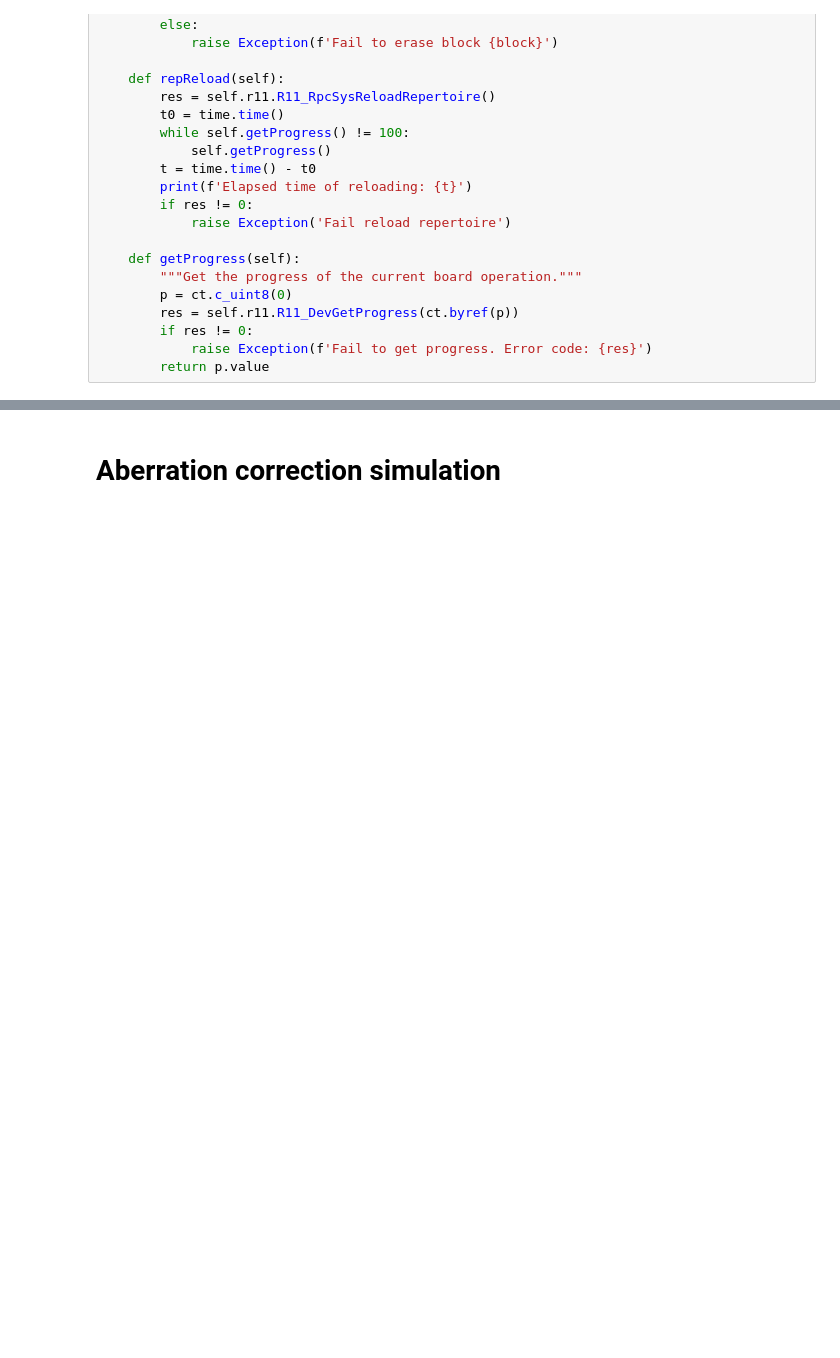
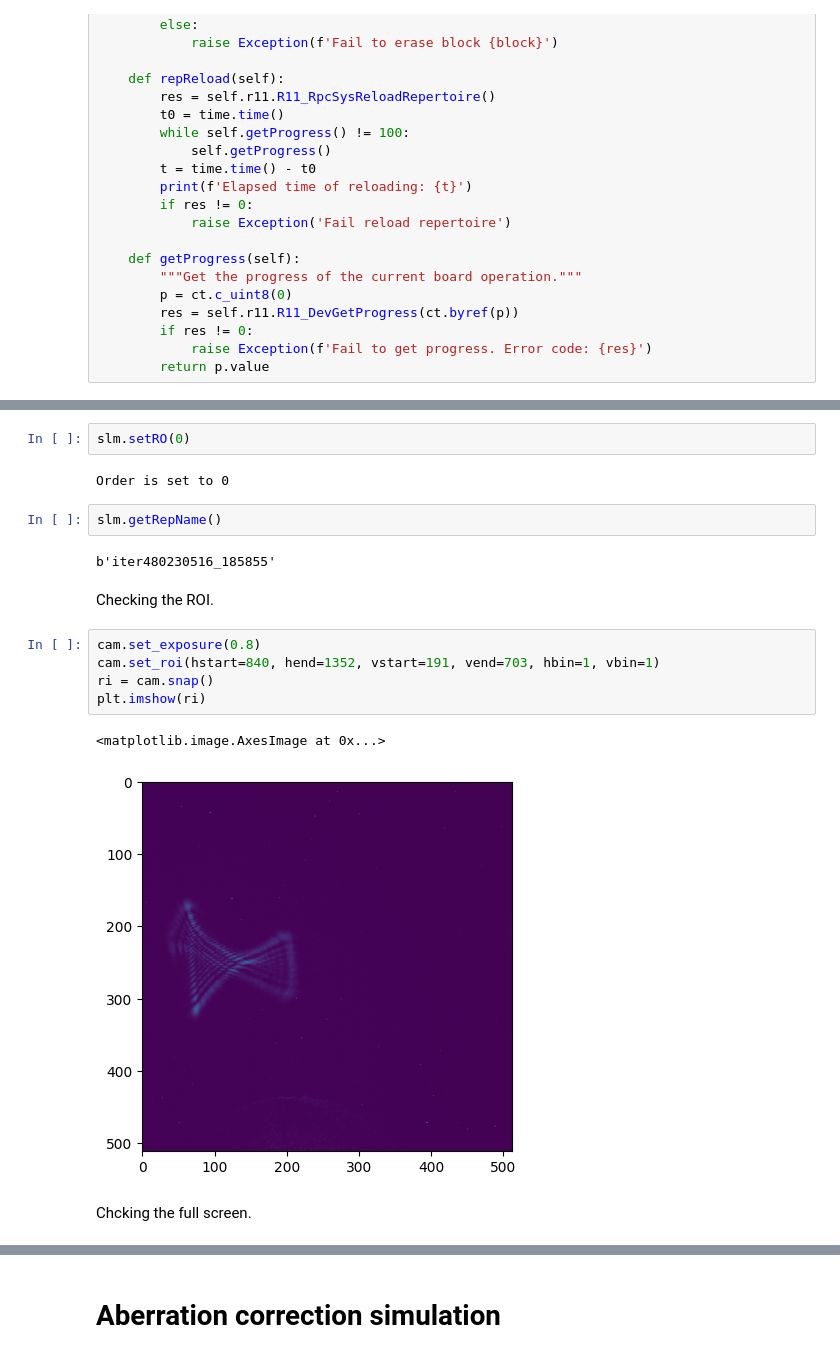
Before and after one commit to imperial-photonics/HexSimInstrument, a Jupyter notebook: R11SLM_correction_hardware.ipynb, the cells around one changed output, grey strips where cells are left out. Cells and saved outputs as stored; diff of their text form; blank space fills up the shorter version.

```diff
--- a/R11SLM_correction_hardware.ipynb
+++ b/R11SLM_correction_hardware.ipynb
@@ -380,0 +352,20 @@ plt.imshow(ri)
+# %%
+slm.setRO(0)
+# %% [output]
+Order is set to 0
+# %%
+slm.getRepName()
+# %% [output]
+b'iter480230516_185855'
+# %% [markdown]
+Checking the ROI.
+# %%
+cam.set_exposure(0.8)
+cam.set_roi(hstart=840, hend=1352, vstart=191, vend=703, hbin=1, vbin=1)
+ri = cam.snap()
+plt.imshow(ri)
+# %% [output]
+<matplotlib.image.AxesImage at 0x...>
+[figure, added]
+# %% [markdown]
+Chcking the full screen.
```
Also changed, not shown: parts of 43 cells of this notebook.
